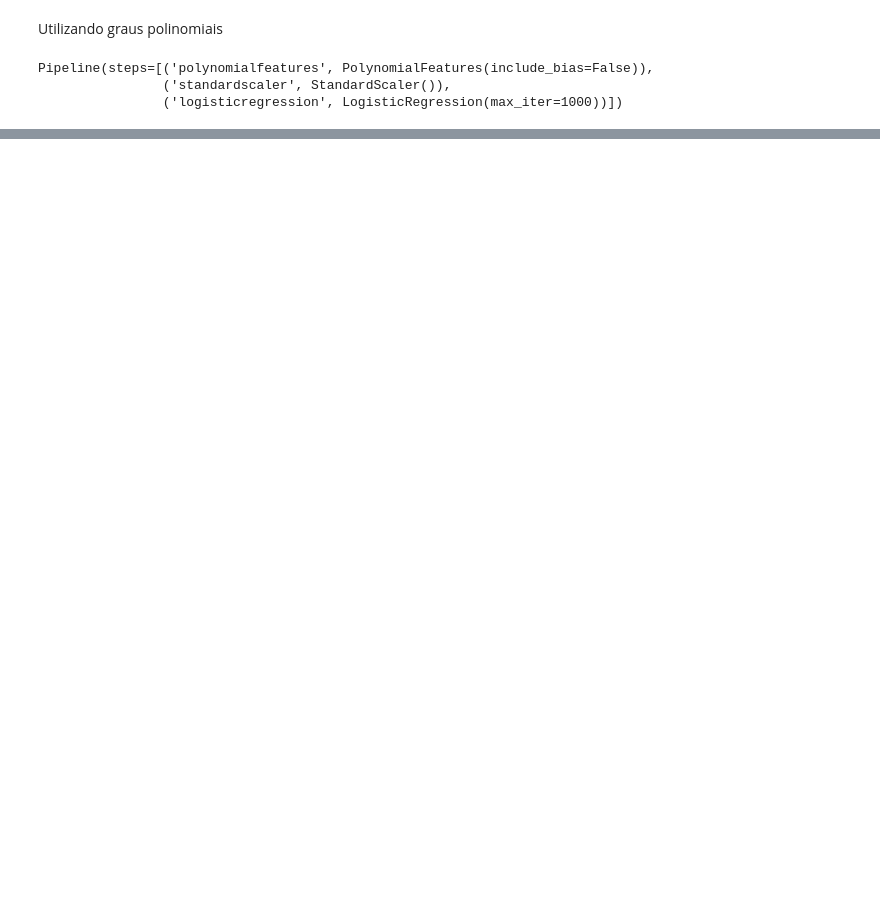
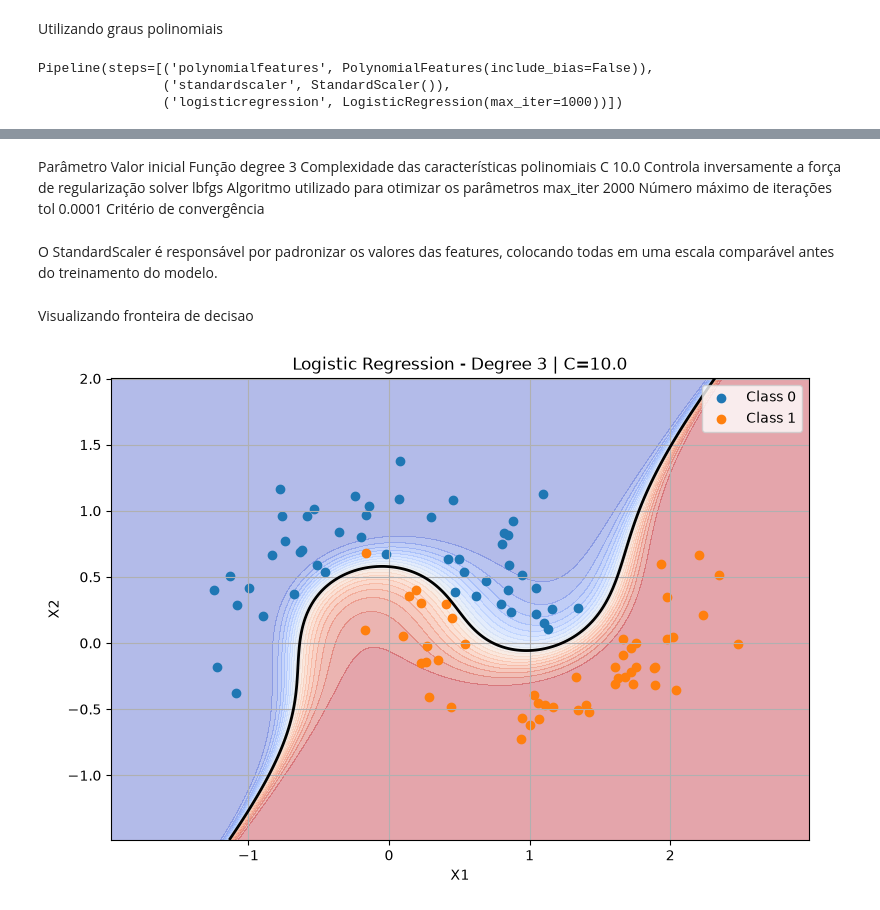
Before and after one commit to joaopenhamartins47-rgb/Machine-Learning-Foundations, a Jupyter notebook: ML specialization/SupervisedML(Module1)/logistic_regression.ipynb, the cells around one changed output, grey strips where cells are left out. Drawn from its saved outputs; the diff is of its cells as text; code cells hidden in the pictures; blank space fills up the shorter version.

```diff
--- a/ML specialization/SupervisedML(Module1)/logistic_regression.ipynb
+++ b/ML specialization/SupervisedML(Module1)/logistic_regression.ipynb
@@ -249,0 +396,62 @@ Iterations: [8]
+# %% [markdown]
+Parâmetro	Valor inicial	Função
+degree	    3	            Complexidade das características polinomiais
+C	        10.0	        Controla inversamente a força de regularização
+solver	    lbfgs	        Algoritmo utilizado para otimizar os parâmetros
+max_iter	2000	        Número máximo de iterações
+tol	        0.0001	        Critério de convergência
+# %% [markdown]
+O StandardScaler é responsável por padronizar os valores das features, colocando todas em uma escala comparável antes do treinamento do modelo.
+# %% [markdown]
+Visualizando fronteira de decisao
+# %%
+x1 = np.linspace(X[:, 0].min() - 0.5, X[:, 0].max() + 0.5, 300)
+x2 = np.linspace(X[:, 1].min() - 0.5, X[:, 1].max() + 0.5, 300)
+
+xx1, xx2 = np.meshgrid(x1, x2)
+
+grid = np.c_[xx1.ravel(), xx2.ravel()]
+
+# Probabilidades previstas
+probs = lr_model.predict_proba(grid)[:, 1]
+probs = probs.reshape(xx1.shape)
+
+# Visualização
+plt.figure(figsize=(9, 6))
+
+plt.contourf(
+    xx1, xx2, probs,
+    levels=20,
+    cmap="coolwarm",
+    alpha=0.4
+)
+
+# Fronteira de decisão
+plt.contour(
+    xx1, xx2, probs,
+    levels=[0.5],
+    colors="black",
+    linewidths=2
+)
+
+# Dados de teste
+plt.scatter(
+    X_test[y_test == 0, 0],
+    X_test[y_test == 0, 1],
+    label="Class 0"
+)
+
+plt.scatter(
+    X_test[y_test == 1, 0],
+    X_test[y_test == 1, 1],
+    label="Class 1"
+)
+
+plt.title(f"Logistic Regression - Degree {degree} | C={C}")
+plt.xlabel("X1")
+plt.ylabel("X2")
+plt.legend()
+plt.grid()
+plt.show()
+# %% [output]
+[figure, added]
```
Also changed, not shown: parts of 11 cells of this notebook.
